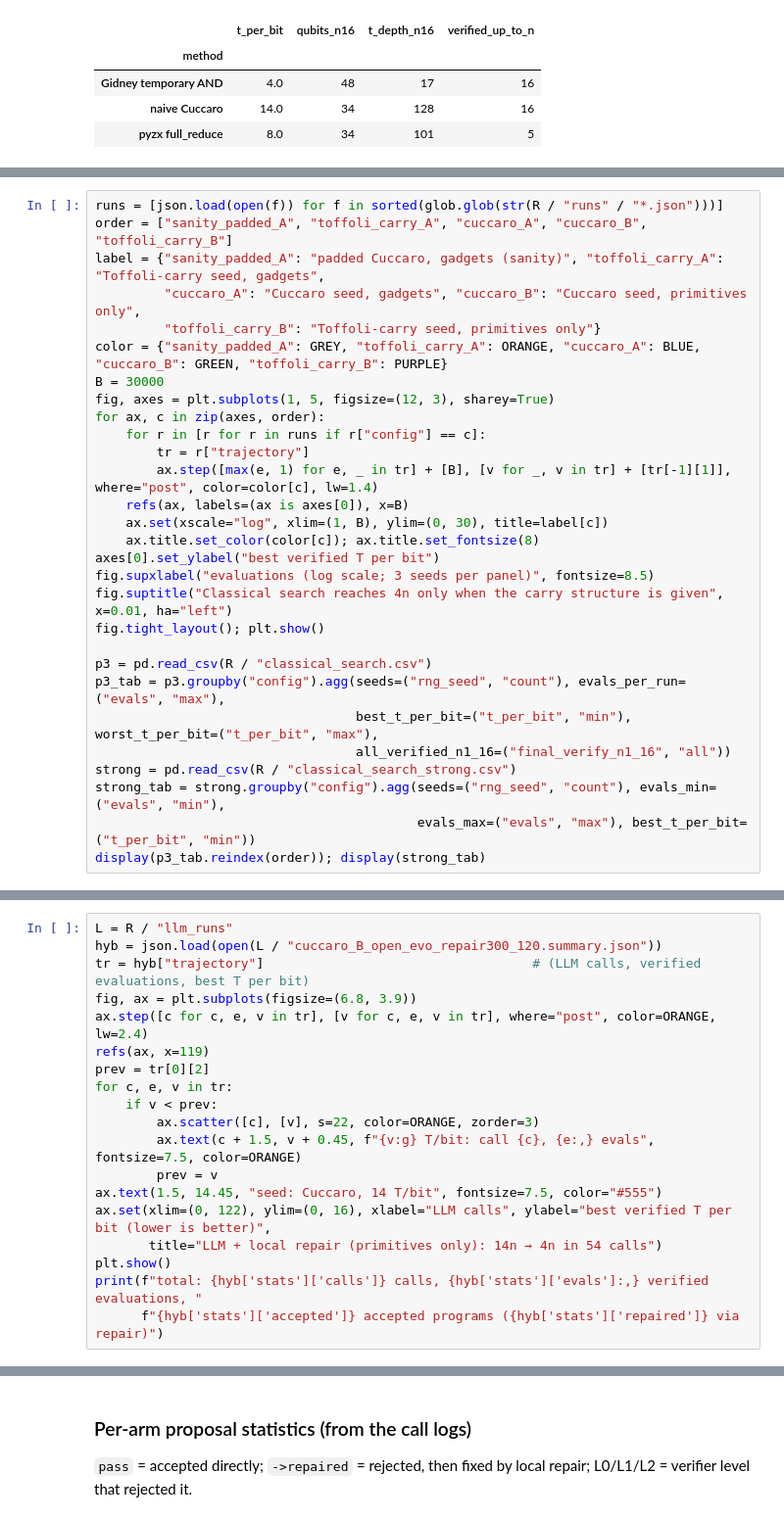
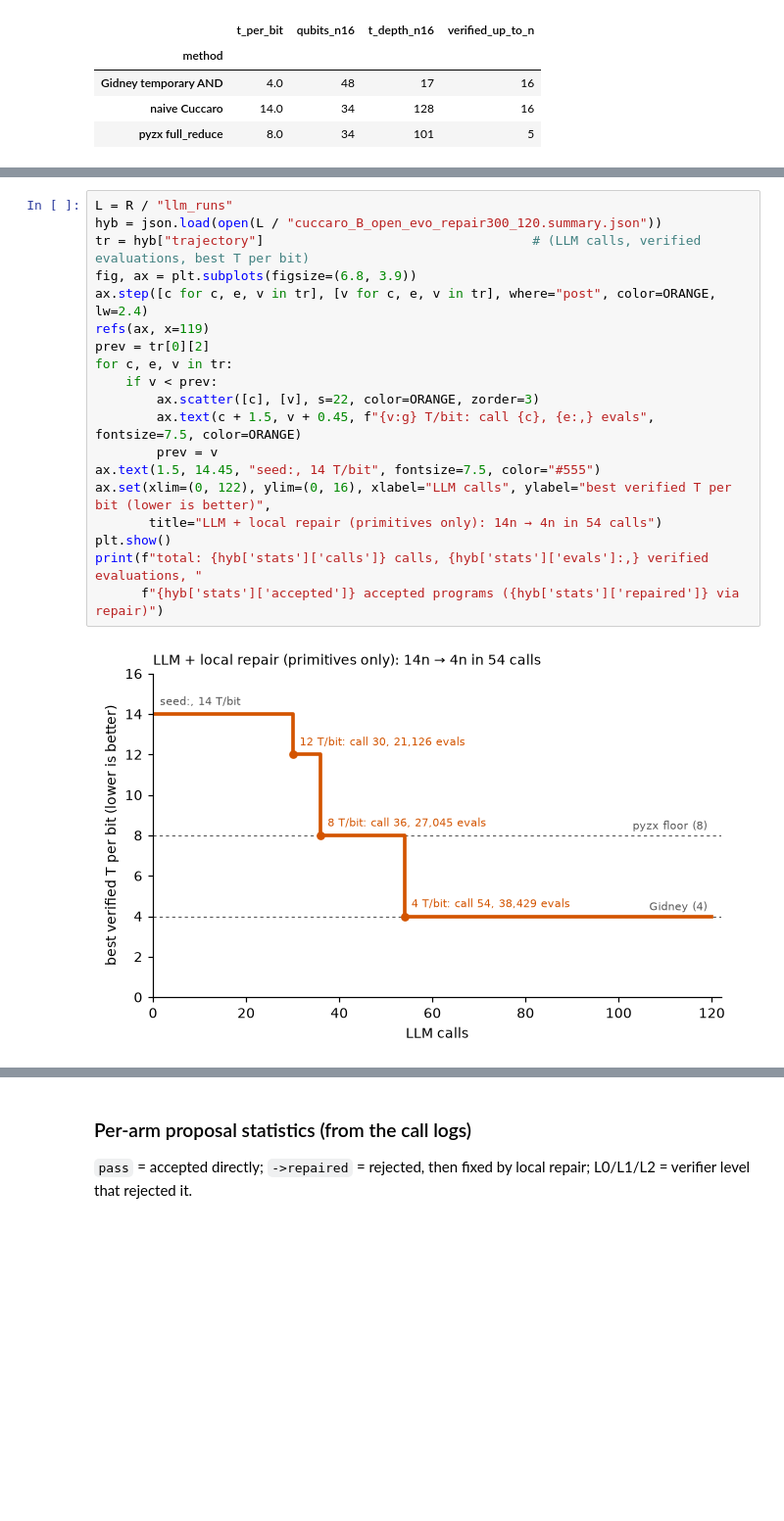
Before and after one commit to shubdeepmohapatra01/CircuitEvolve, a Jupyter notebook: notebooks/results_figures.ipynb, the cells around one changed output, grey strips where cells are left out. Shown at 98% size. Cells and saved outputs as stored; diff of their text form; blank space fills up the shorter version.

```diff
--- a/notebooks/results_figures.ipynb
+++ b/notebooks/results_figures.ipynb
@@ -57,29 +45,0 @@ which were stopped early and are **not** in the figure.
-# %%
-runs = [json.load(open(f)) for f in sorted(glob.glob(str(R / "runs" / "*.json")))]
-order = ["sanity_padded_A", "toffoli_carry_A", "cuccaro_A", "cuccaro_B", "toffoli_carry_B"]
-label = {"sanity_padded_A": "padded Cuccaro, gadgets (sanity)", "toffoli_carry_A": "Toffoli-carry seed, gadgets",
-         "cuccaro_A": "Cuccaro seed, gadgets", "cuccaro_B": "Cuccaro seed, primitives only",
-         "toffoli_carry_B": "Toffoli-carry seed, primitives only"}
-color = {"sanity_padded_A": GREY, "toffoli_carry_A": ORANGE, "cuccaro_A": BLUE, "cuccaro_B": GREEN, "toffoli_carry_B": PURPLE}
-B = 30000
-fig, axes = plt.subplots(1, 5, figsize=(12, 3), sharey=True)
-for ax, c in zip(axes, order):
-    for r in [r for r in runs if r["config"] == c]:
-        tr = r["trajectory"]
-        ax.step([max(e, 1) for e, _ in tr] + [B], [v for _, v in tr] + [tr[-1][1]], where="post", color=color[c], lw=1.4)
-    refs(ax, labels=(ax is axes[0]), x=B)
-    ax.set(xscale="log", xlim=(1, B), ylim=(0, 30), title=label[c])
-    ax.title.set_color(color[c]); ax.title.set_fontsize(8)
-axes[0].set_ylabel("best verified T per bit")
-fig.supxlabel("evaluations (log scale; 3 seeds per panel)", fontsize=8.5)
-fig.suptitle("Classical search reaches 4n only when the carry structure is given", x=0.01, ha="left")
-fig.tight_layout(); plt.show()
-
-p3 = pd.read_csv(R / "classical_search.csv")
-p3_tab = p3.groupby("config").agg(seeds=("rng_seed", "count"), evals_per_run=("evals", "max"),
-                                  best_t_per_bit=("t_per_bit", "min"), worst_t_per_bit=("t_per_bit", "max"),
-                                  all_verified_n1_16=("final_verify_n1_16", "all"))
-strong = pd.read_csv(R / "classical_search_strong.csv")
-strong_tab = strong.groupby("config").agg(seeds=("rng_seed", "count"), evals_min=("evals", "min"),
-                                          evals_max=("evals", "max"), best_t_per_bit=("t_per_bit", "min"))
-display(p3_tab.reindex(order)); display(strong_tab)
@@ -108,21 +46,22 @@ For comparison: classical search on this row stayed at 14 T/bit (Section 2).
 # %%
 L = R / "llm_runs"
 hyb = json.load(open(L / "cuccaro_B_open_evo_repair300_120.summary.json"))
 tr = hyb["trajectory"]                                   # (LLM calls, verified evaluations, best T per bit)
 fig, ax = plt.subplots(figsize=(6.8, 3.9))
 ax.step([c for c, e, v in tr], [v for c, e, v in tr], where="post", color=ORANGE, lw=2.4)
 refs(ax, x=119)
 prev = tr[0][2]
 for c, e, v in tr:
     if v < prev:
         ax.scatter([c], [v], s=22, color=ORANGE, zorder=3)
         ax.text(c + 1.5, v + 0.45, f"{v:g} T/bit: call {c}, {e:,} evals", fontsize=7.5, color=ORANGE)
         prev = v
-ax.text(1.5, 14.45, "seed: Cuccaro, 14 T/bit", fontsize=7.5, color="#555")
+ax.text(1.5, 14.45, "seed:, 14 T/bit", fontsize=7.5, color="#555")
 ax.set(xlim=(0, 122), ylim=(0, 16), xlabel="LLM calls", ylabel="best verified T per bit (lower is better)",
        title="LLM + local repair (primitives only): 14n → 4n in 54 calls")
 plt.show()
 print(f"total: {hyb['stats']['calls']} calls, {hyb['stats']['evals']:,} verified evaluations, "
       f"{hyb['stats']['accepted']} accepted programs ({hyb['stats']['repaired']} via repair)")
 # %% [output]
+[figure, new version]
 total: 120 calls, 67,172 verified evaluations, 69 accepted programs (35 via repair)
```
Also changed, not shown: parts of 5 cells of this notebook, 11 other files.
